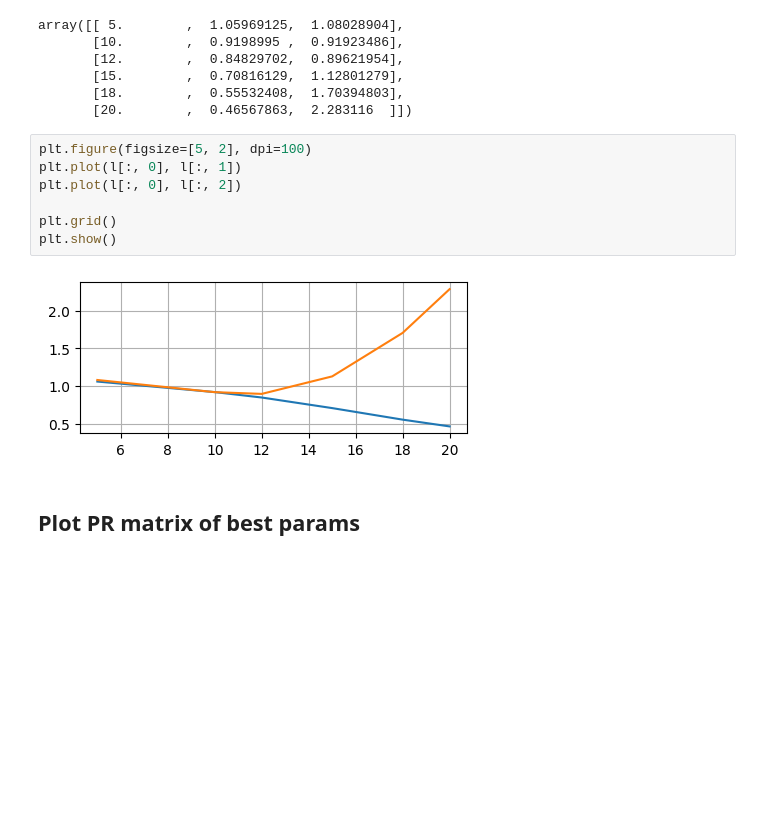
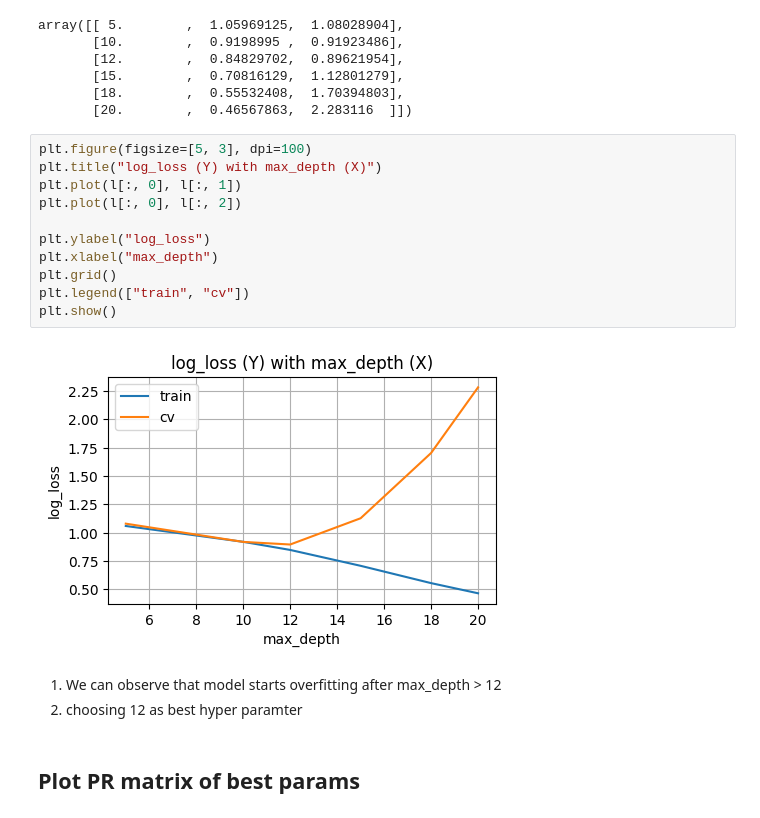
Before and after one commit to sagarsrc/accident-detection, a Jupyter notebook: notebooks/009_Modelling_Dtrees.ipynb, the cells around one changed output. Cells and saved outputs as stored; diff of their text form; blank space fills up the shorter version.

Commit message:
[add] modelling observations

```diff
--- a/notebooks/009_Modelling_Dtrees.ipynb
+++ b/notebooks/009_Modelling_Dtrees.ipynb
@@ -288,14 +294,21 @@ array([[ 5.        ,  1.05969125,  1.08028904],
        [18.        ,  0.55532408,  1.70394803],
        [20.        ,  0.46567863,  2.283116  ]])
 # %%
-plt.figure(figsize=[5, 2], dpi=100)
+plt.figure(figsize=[5, 3], dpi=100)
+plt.title("log_loss (Y) with max_depth (X)")
 plt.plot(l[:, 0], l[:, 1])
 plt.plot(l[:, 0], l[:, 2])
 
+plt.ylabel("log_loss")
+plt.xlabel("max_depth")
 plt.grid()
+plt.legend(["train", "cv"])
 plt.show()
 # %% [output]
-[figure, old version]
+[figure, new version]
+# %% [markdown]
+1. We can observe that model starts overfitting after max_depth > 12
+1. choosing 12 as best hyper paramter
 # %% [markdown]
 ## Plot PR matrix of best params
 # %%
```
Also changed, not shown: parts of 10 cells of this notebook.
